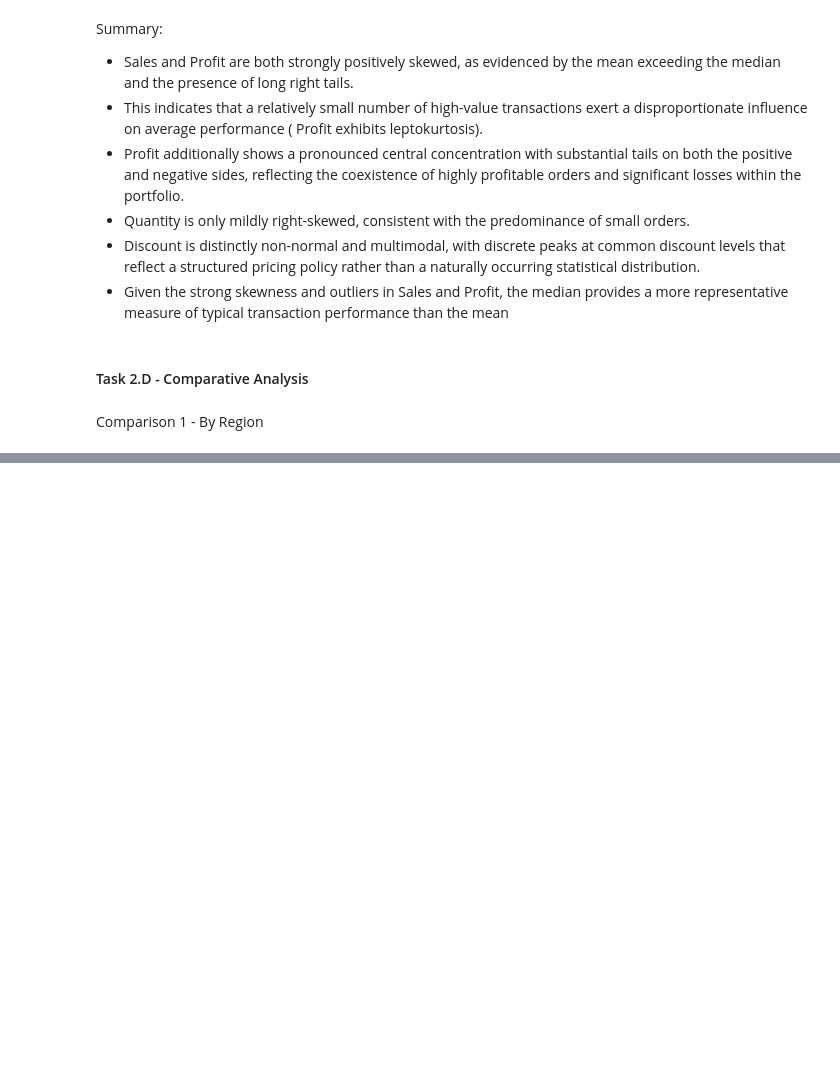
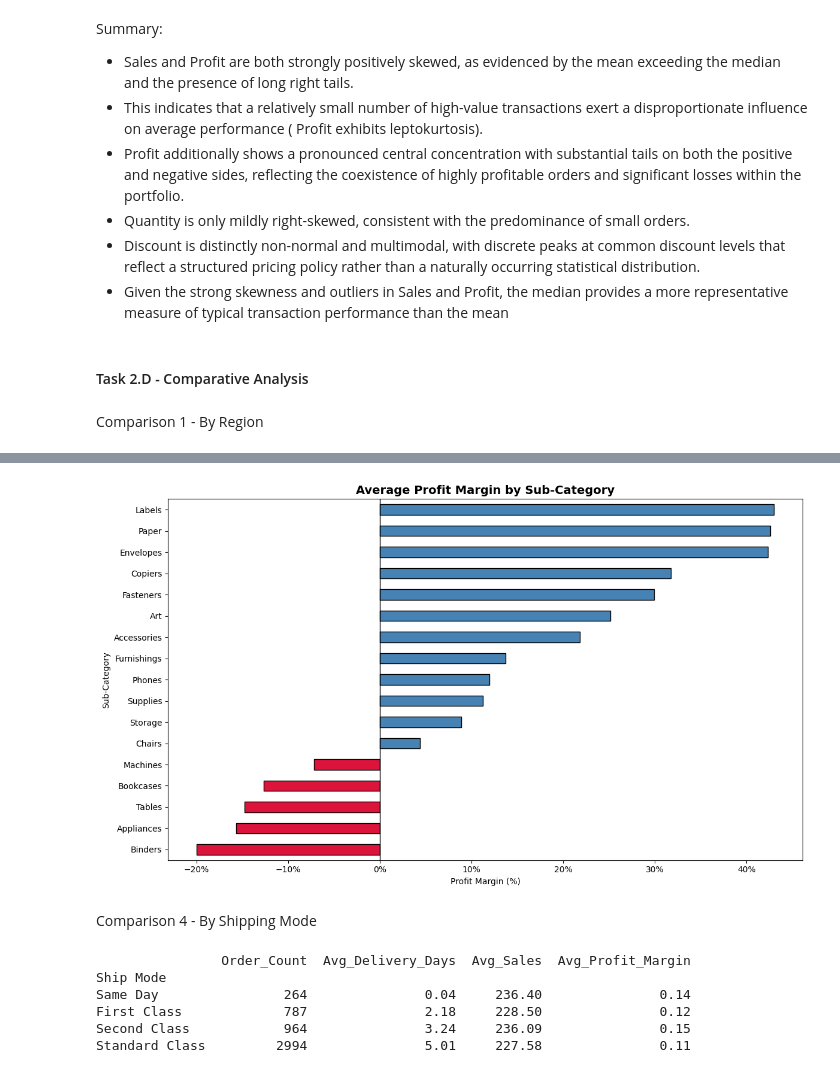
Before and after one commit to ivanya93/superstore_segmentation, a Jupyter notebook: notebooks/02_descriptive_stats.ipynb, the cells around one changed output, grey strips where cells are left out. Cells and saved outputs as stored; diff of their text form; code cells hidden in the pictures; blank space fills up the shorter version.

```diff
--- a/notebooks/02_descriptive_stats.ipynb
+++ b/notebooks/02_descriptive_stats.ipynb
@@ -223,0 +326,36 @@ Comparison 1 - By Region
+# %%
+# Margin by sub-category — sorted, colour-coded
+sub_margin = df.groupby('Sub-Category')['Profit Margin'].mean().sort_values()
+
+colors = ['crimson' if x < 0 else 'steelblue' for x in sub_margin.values]
+
+fig, ax = plt.subplots(figsize=(12, 7))
+sub_margin.mul(100).plot(kind='barh', ax=ax, color=colors, edgecolor='black')
+ax.axvline(0, color='black', linewidth=1)
+ax.set_title('Average Profit Margin by Sub-Category', fontsize=14, fontweight='bold')
+ax.set_xlabel('Profit Margin (%)')
+ax.xaxis.set_major_formatter(mtick.PercentFormatter())
+
+plt.tight_layout()
+plt.savefig('../output/images/02_margin_by_subcategory.png', dpi=150, bbox_inches='tight')
+plt.show()
+# %% [output]
+[figure, added]
+# %% [markdown]
+Comparison 4 - By Shipping Mode
+# %%
+ship_stats = df.groupby('Ship Mode').agg(
+    Order_Count=('Order ID', 'nunique'),
+    Avg_Delivery_Days=('Delivery Days', 'mean'),
+    Avg_Sales=('Sales', 'mean'),
+    Avg_Profit_Margin=('Profit Margin', 'mean')
+).round(2).sort_values('Avg_Delivery_Days')
+
+print(ship_stats)
+# %% [output]
+                Order_Count  Avg_Delivery_Days  Avg_Sales  Avg_Profit_Margin
+Ship Mode
+Same Day                264               0.04     236.40               0.14
+First Class             787               2.18     228.50               0.12
+Second Class            964               3.24     236.09               0.15
+Standard Class         2994               5.01     227.58               0.11
```
Also changed, not shown: parts of 10 cells of this notebook, 6 other files.
